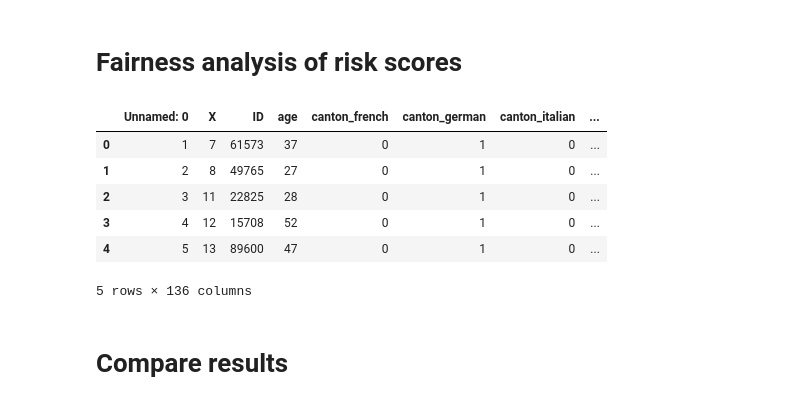
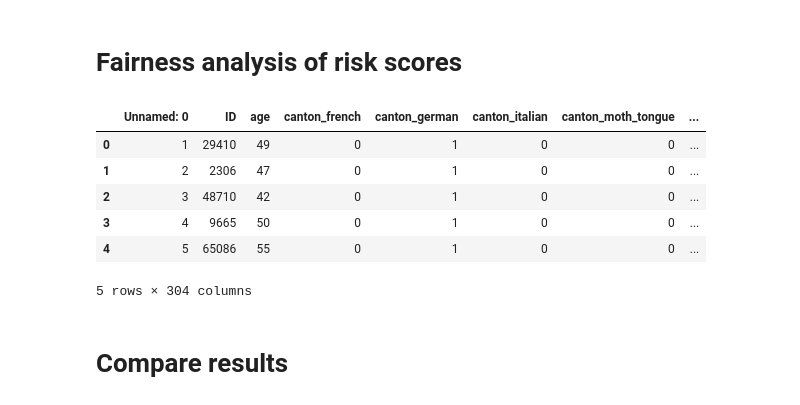
Before and after one commit to sezezulka/2023-01-ALMP-LTU, a Jupyter notebook: src/06-test-risk-scores.ipynb, the cells around one changed output. Cells and saved outputs as stored; diff of their text form; code cells hidden in the pictures.

```diff
--- a/src/06-test-risk-scores.ipynb
+++ b/src/06-test-risk-scores.ipynb
@@ -14,19 +17,22 @@ from fairlearn.metrics import equalized_odds_difference, equalized_odds_ratio, d
 # %%
 os.chdir('C:\\Users\\Zezulka\\Documents\\01_PhD\\030-Projects\\2023-01_ALMP_LTU\\')
 
-data_path_female = 'data\\1203_ALMP_Sample_effects_risk_fairFemale.csv'
-data_path_swiss = 'data\\1203_ALMP_Sample_IATEs_fair_risk.csv'
-df = pd.read_csv(data_path_female)
+# file = 'data\\1203_ALMP_effects_risk_fairFemale0001.csv'
+# file = 'data\\1203_ALMP_effects_risk_fairFemale_mixed.csv'
+# file = "data\\1203_ALMP_effects_risk_fairFemale_001.csv"
+file = "data\\1203_ALMP_effects_risk_fairFemale_sim.csv"
+
+df = pd.read_csv(file)
 
 df.head()
 # %% [output]
-|  | Unnamed: 0 | X | ID | age | canton_french | canton_german | canton_italian | ... |
-| 0 | 1 | 7 | 61573 | 37 | 0 | 1 | 0 | ... |
-| 1 | 2 | 8 | 49765 | 27 | 0 | 1 | 0 | ... |
-| 2 | 3 | 11 | 22825 | 28 | 0 | 1 | 0 | ... |
-| 3 | 4 | 12 | 15708 | 52 | 0 | 1 | 0 | ... |
-| 4 | 5 | 13 | 89600 | 47 | 0 | 1 | 0 | ... |
+|  | Unnamed: 0 | ID | age | canton_french | canton_german | canton_italian | canton_moth_tongue | ... |
+| 0 | 1 | 29410 | 49 | 0 | 1 | 0 | 0 | ... |
+| 1 | 2 | 2306 | 47 | 0 | 1 | 0 | 0 | ... |
+| 2 | 3 | 48710 | 42 | 0 | 1 | 0 | 0 | ... |
+| 3 | 4 | 9665 | 50 | 0 | 1 | 0 | 0 | ... |
+| 4 | 5 | 65086 | 55 | 0 | 1 | 0 | 0 | ... |
-5 rows × 136 columns
+5 rows × 304 columns
 # %%
 # groups
 female = np.squeeze((df['female'] == 1).values)
```
Also changed, not shown: parts of 26 cells of this notebook, 10 other files.
